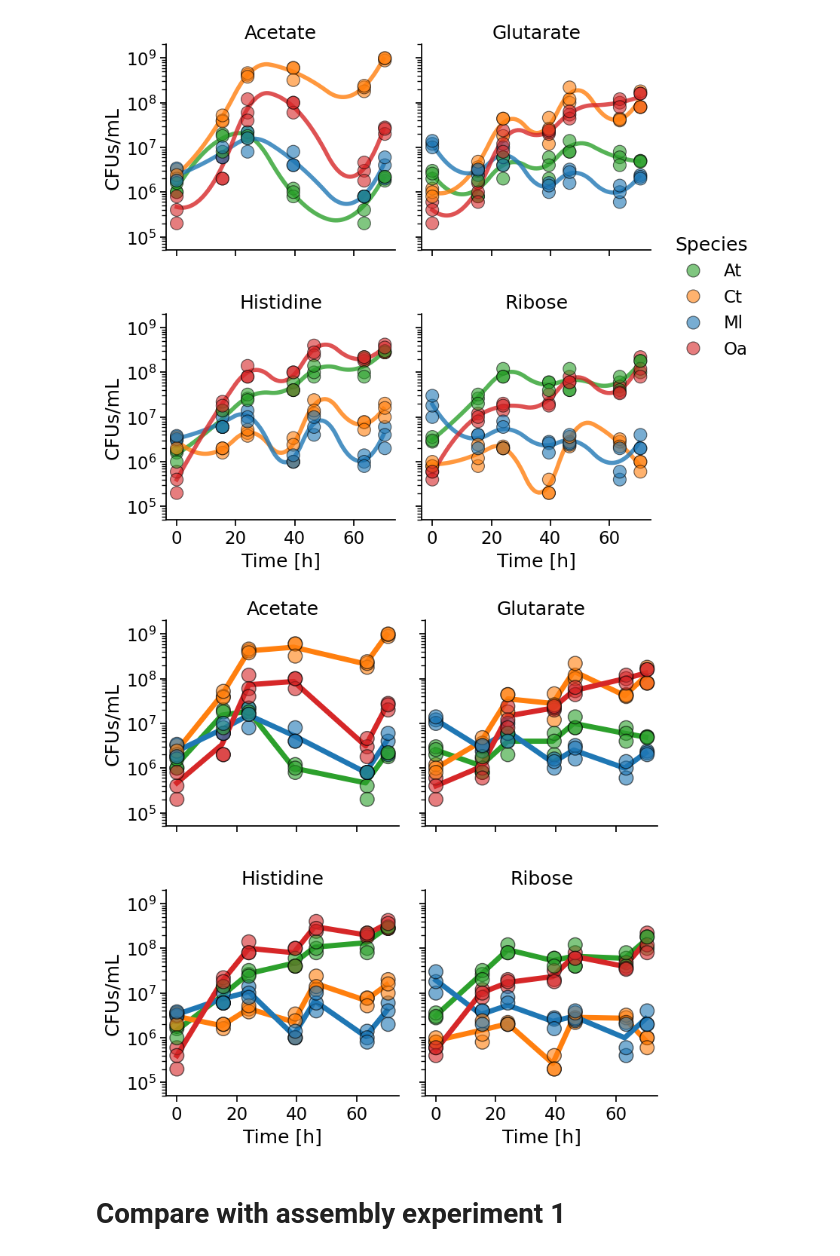
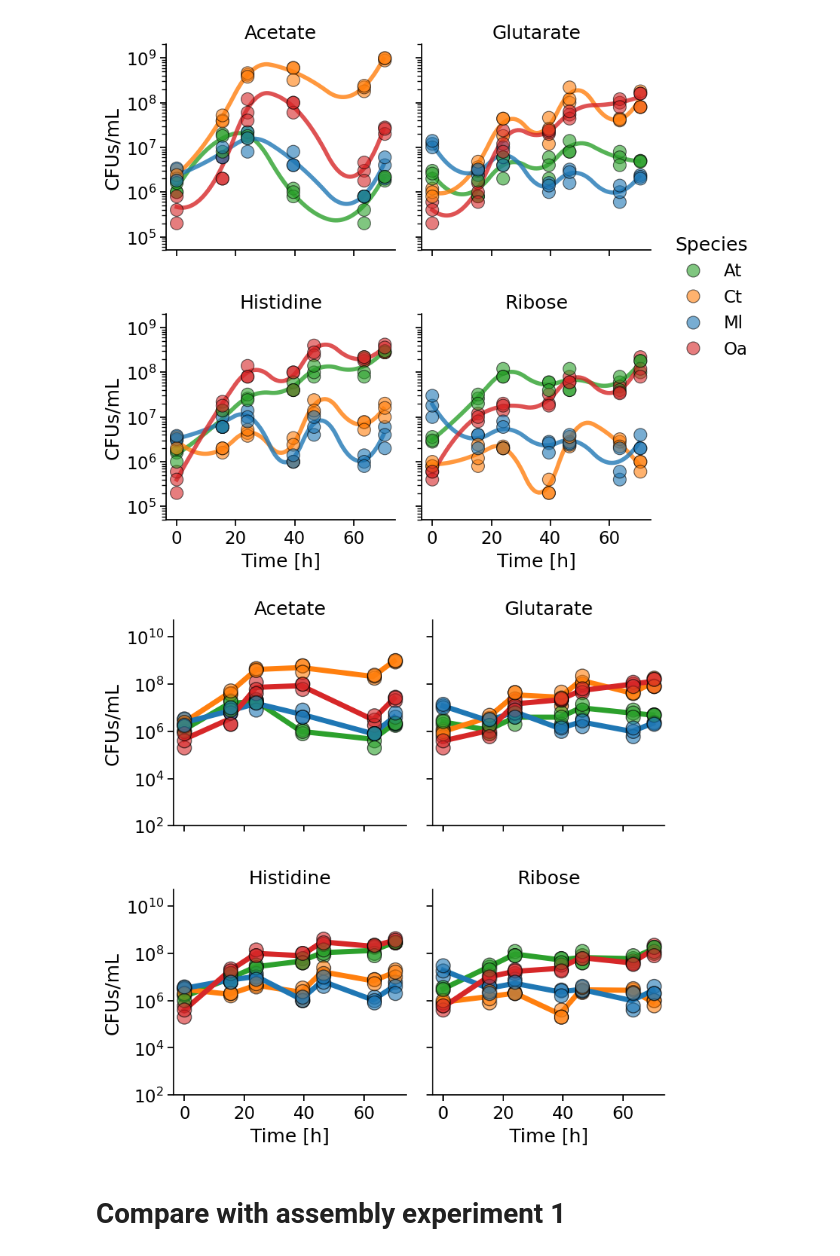
Before and after one commit to sulheim/coexistence, a Jupyter notebook: notebooks/4_chemostats/4A_plot_chemostat_assembly_cfus.ipynb, the cells around one changed output. Saved outputs shown, nothing was run; the diff lists cells and outputs as text; code cells hidden in the pictures.

```diff
--- a/notebooks/4_chemostats/4A_plot_chemostat_assembly_cfus.ipynb
+++ b/notebooks/4_chemostats/4A_plot_chemostat_assembly_cfus.ipynb
@@ -200,35 +201,37 @@ g = sns.relplot(
     data=df_cfuL,
     x='Time [h]',  # Treated as numeric
     y='CFUs/mL',
     hue='Species',
     col='Carbon source',
     col_wrap=ncols,
     col_order=['Acetate', 'Glutarate', 'Histidine', 'Ribose'],
     palette=palette,
     hue_order=['At', 'Ct', 'Ml', 'Oa'],
     s=180,
     alpha=0.6,
     height=4,
     facet_kws={'sharey': True, 'sharex': True},
     edgecolor='k',
     linewidth=1,
     legend=False
 )
 g.map_dataframe(sns.lineplot, x = 'Time [h] rounded', y = 'CFUs/mL', hue = 'Species',  hue_order=['At', 'Ct', 'Ml', 'Oa'], palette = palette, errorbar = None, linewidth = 5, zorder = 0)
 
 # Set log scale
 for ax in g.axes.flat:
     ax.set_yscale('log')
-    ax.set_ylim(5e4, 2e9)
+    ax.set_ylim(1e2, 5e10)
+    # plt.ylim(1e2, 5e10)
+
 
 # Set titles and labels
 g.set_titles("{col_name}")
 g.set_axis_labels('Time [h]', 'CFUs/mL')
 
 plt.savefig(figure_folder / 'coexistence_chemostat_relplot.pdf')
 plt.show()
 # %% [output]
-[figure, old version]
+[figure, new version]
 # %% [markdown]
 # Compare with assembly experiment 1
 # %%
```
Also changed, not shown: parts of 10 cells of this notebook, 1 other file.
